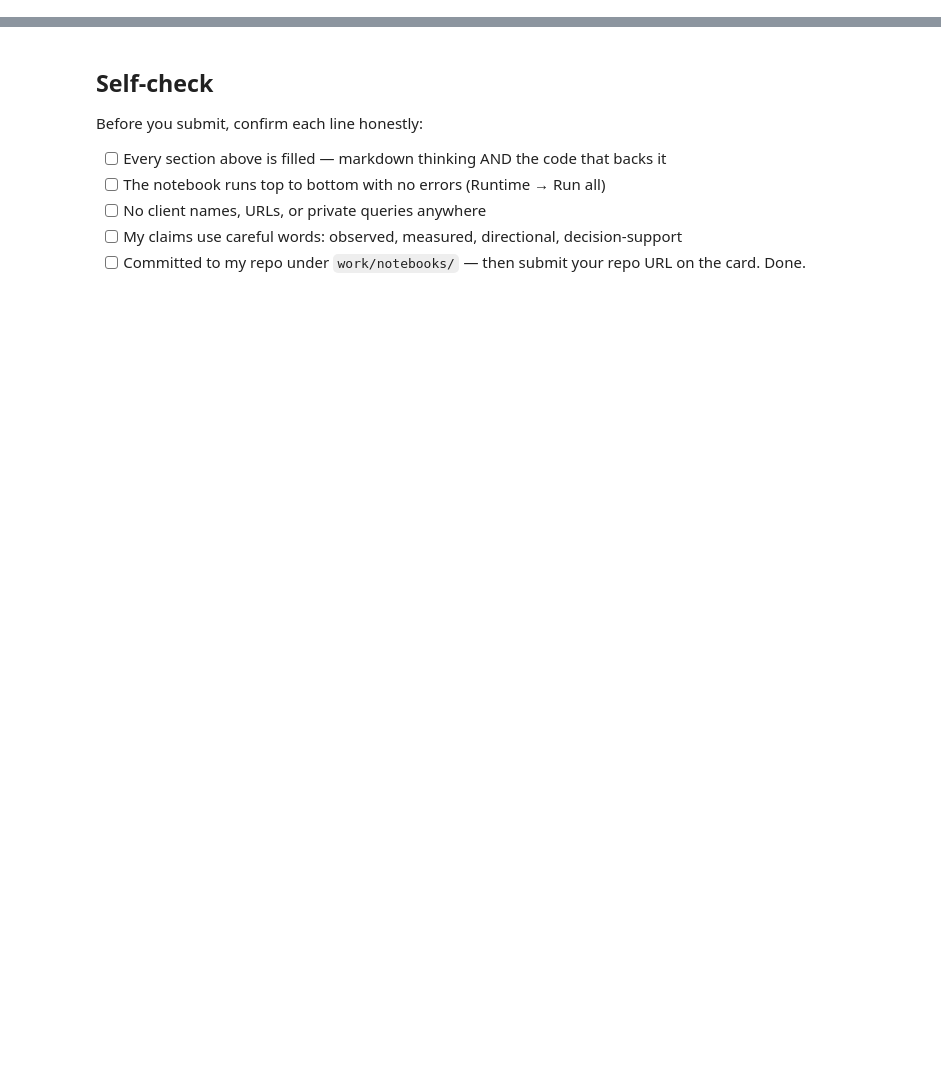
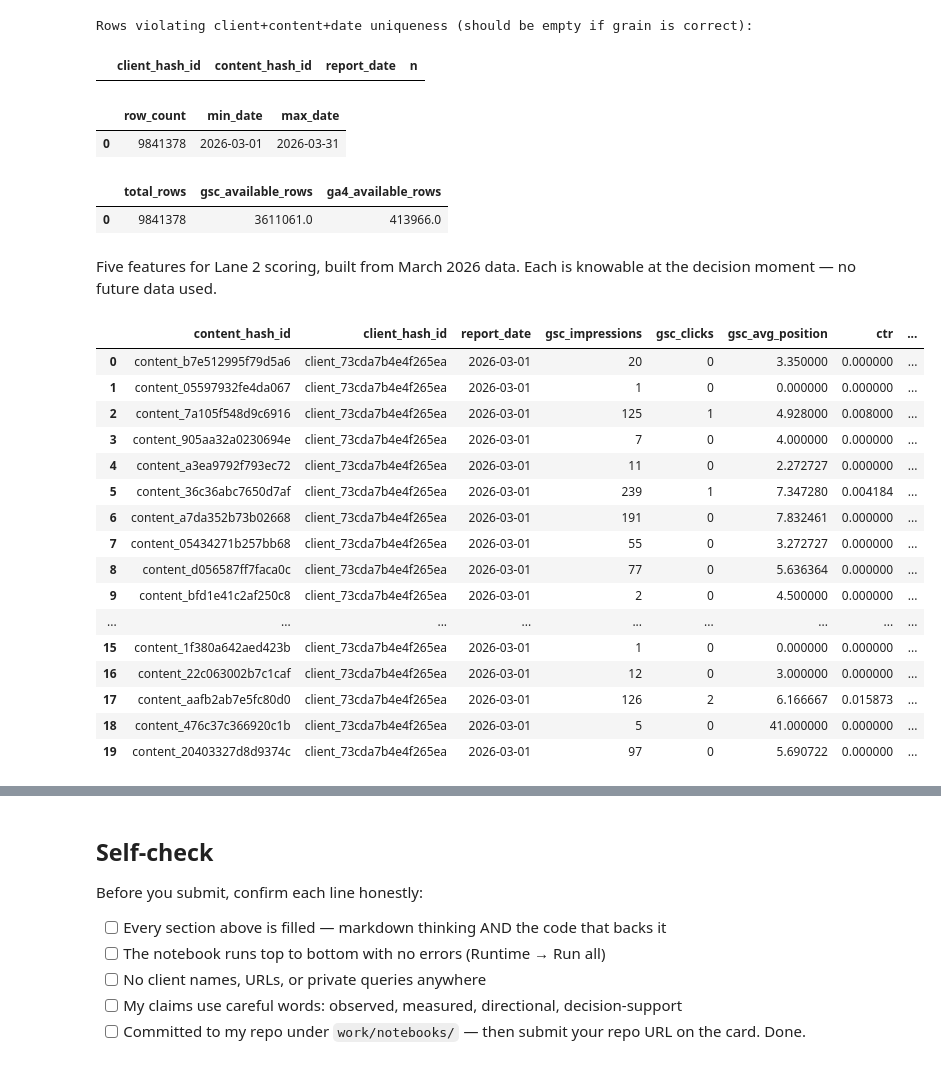
Before and after one commit to zainabaon/flyrank-ml-internship, a Jupyter notebook: work/notebooks/w03_data_contract.ipynb, the cells around one changed output, grey strips where cells are left out. Cells and saved outputs as stored; diff of their text form; code cells hidden in the pictures; blank space fills up the shorter version.

Commit message:
ML-04: data contract, verification queries, and leakage trap on warehouse data

```diff
--- a/work/notebooks/w03_data_contract.ipynb
+++ b/work/notebooks/w03_data_contract.ipynb
@@ -12,0 +87,70 @@ This skeleton is yours to fill. Work the sections **in order** — each one has
+# %%
+q1 = con.execute(f"""
+    SELECT client_hash_id, content_hash_id, report_date, COUNT(*) as n
+    FROM read_parquet('{fact_path}')
+    GROUP BY 1,2,3
+    HAVING COUNT(*) > 1
+    LIMIT 10
+""").df()
+print("Rows violating client+content+date uniqueness (should be empty if grain is correct):")
+q1
+# %% [output]
+Rows violating client+content+date uniqueness (should be empty if grain is correct):
+|  | client_hash_id | content_hash_id | report_date | n |
+# %%
+q2 = con.execute(f"""
+    SELECT COUNT(*) as row_count, MIN(report_date) as min_date, MAX(report_date) as max_date
+    FROM read_parquet('{fact_path}')
+""").df()
+q2
+# %% [output]
+|  | row_count | min_date | max_date |
+| 0 | 9841378 | 2026-03-01 | 2026-03-31 |
+# %%
+q3 = con.execute(f"""
+    SELECT
+        COUNT(*) as total_rows,
+        SUM(CASE WHEN gsc_data_available IS TRUE THEN 1 ELSE 0 END) as gsc_available_rows,
+        SUM(CASE WHEN ga4_data_available IS TRUE THEN 1 ELSE 0 END) as ga4_available_rows
+    FROM read_parquet('{fact_path}')
+""").df()
+q3
+# %% [output]
+|  | total_rows | gsc_available_rows | ga4_available_rows |
+| 0 | 9841378 | 3611061.0 | 413966.0 |
+# %% [markdown]
+Five features for Lane 2 scoring, built from March 2026 data. Each is knowable at the decision moment — no future data used.
+# %%
+features_df = con.execute(f"""
+    SELECT
+        content_hash_id,
+        client_hash_id,
+        report_date,
+        gsc_impressions,
+        gsc_clicks,
+        gsc_avg_position,
+        CASE WHEN gsc_impressions > 0 THEN gsc_clicks * 1.0 / gsc_impressions ELSE NULL END AS ctr,
+        ga4_engaged_sessions
+    FROM read_parquet('{fact_path}')
+    WHERE gsc_data_available IS TRUE
+    LIMIT 20
+""").df()
+features_df
+# %% [output]
+|  | content_hash_id | client_hash_id | report_date | gsc_impressions | gsc_clicks | gsc_avg_position | ctr | ... |
+| 0 | content_b7e512995f79d5a6 | client_73cda7b4e4f265ea | 2026-03-01 | 20 | 0 | 3.350000 | 0.000000 | ... |
+| 1 | content_05597932fe4da067 | client_73cda7b4e4f265ea | 2026-03-01 | 1 | 0 | 0.000000 | 0.000000 | ... |
+| 2 | content_7a105f548d9c6916 | client_73cda7b4e4f265ea | 2026-03-01 | 125 | 1 | 4.928000 | 0.008000 | ... |
+| 3 | content_905aa32a0230694e | client_73cda7b4e4f265ea | 2026-03-01 | 7 | 0 | 4.000000 | 0.000000 | ... |
+| 4 | content_a3ea9792f793ec72 | client_73cda7b4e4f265ea | 2026-03-01 | 11 | 0 | 2.272727 | 0.000000 | ... |
+| 5 | content_36c36abc7650d7af | client_73cda7b4e4f265ea | 2026-03-01 | 239 | 1 | 7.347280 | 0.004184 | ... |
+| 6 | content_a7da352b73b02668 | client_73cda7b4e4f265ea | 2026-03-01 | 191 | 0 | 7.832461 | 0.000000 | ... |
+| 7 | content_05434271b257bb68 | client_73cda7b4e4f265ea | 2026-03-01 | 55 | 0 | 3.272727 | 0.000000 | ... |
+| 8 | content_d056587ff7faca0c | client_73cda7b4e4f265ea | 2026-03-01 | 77 | 0 | 5.636364 | 0.000000 | ... |
+| 9 | content_bfd1e41c2af250c8 | client_73cda7b4e4f265ea | 2026-03-01 | 2 | 0 | 4.500000 | 0.000000 | ... |
+| ... | ... | ... | ... | ... | ... | ... | ... | ... |
+| 15 | content_1f380a642aed423b | client_73cda7b4e4f265ea | 2026-03-01 | 1 | 0 | 0.000000 | 0.000000 | ... |
+| 16 | content_22c063002b7c1caf | client_73cda7b4e4f265ea | 2026-03-01 | 12 | 0 | 3.000000 | 0.000000 | ... |
+| 17 | content_aafb2ab7e5fc80d0 | client_73cda7b4e4f265ea | 2026-03-01 | 126 | 2 | 6.166667 | 0.015873 | ... |
+| 18 | content_476c37c366920c1b | client_73cda7b4e4f265ea | 2026-03-01 | 5 | 0 | 41.000000 | 0.000000 | ... |
+| 19 | content_20403327d8d9374c | client_73cda7b4e4f265ea | 2026-03-01 | 97 | 0 | 5.690722 | 0.000000 | ... |
```
Also changed, not shown: parts of 16 cells of this notebook.
